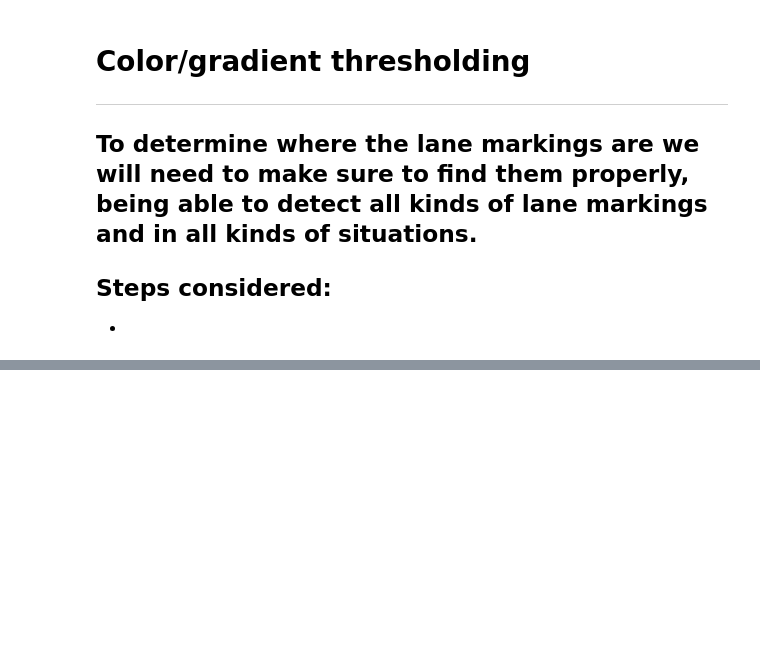
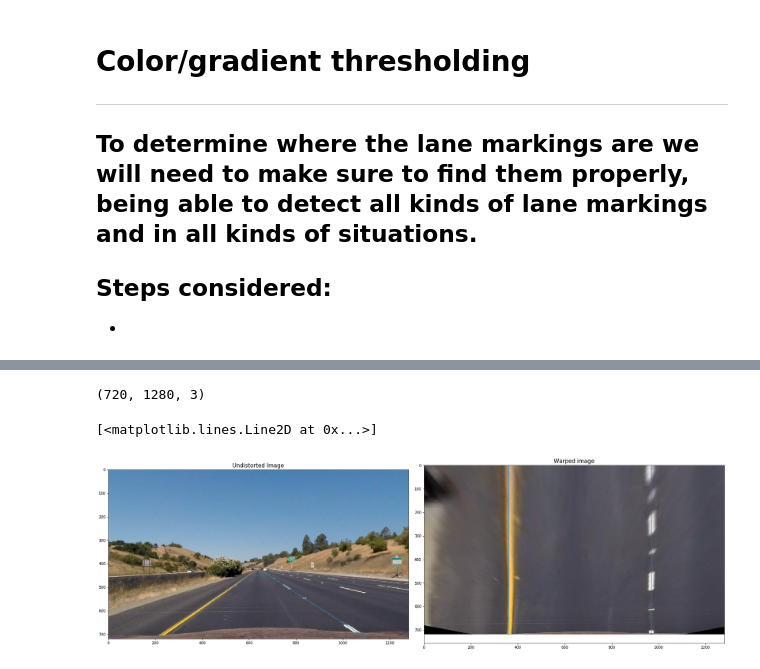
Before and after one commit to iceabella/Advanced-Lane-Finding, a Jupyter notebook: AdvancedLaneLines.ipynb, the cells around one changed output, grey strips where cells are left out. Cells and saved outputs as stored; diff of their text form; code cells hidden in the pictures; blank space fills up the shorter version.

Commit message:
Add Perspective transform

```diff
--- a/AdvancedLaneLines.ipynb
+++ b/AdvancedLaneLines.ipynb
@@ -283,0 +273,38 @@ print(np.pi/2)
+# %%
+
+
+# image should be combined image from thresholding
+
+# gaussian blur image  (move to previous cell)
+
+#canny edge detection? hough transform?
+
+# load image and undistort
+img = mpimg.imread('test_images/straight_lines1.jpg')
+undist_img = cv2.undistort(img, mtx, dist, None, mtx)
+
+# use straight camera image to find points, use these for all images
+src = np.float32([[215, 710], [595, 450], [685, 450], [1090, 710]])
+dst = np.float32([[360,np.shape(undist_img)[0]], [360,0], [970,0], [970,np.shape(undist_img)[0]]])
+
+# Compute perspective transform
+M = cv2.getPerspectiveTransform(src, dst)
+print(np.shape(undist_img))
+
+# Warp the image
+warped = cv2.warpPerspective(undist_img, M, (np.shape(undist_img)[1],np.shape(undist_img)[0]), flags=cv2.INTER_LINEAR)
+
+f, axes = plt.subplots(1, 2, figsize=(24, 9))
+f.tight_layout()
+axes[0].imshow(undist_img)
+axes[0].set_title('Undistorted Image', fontsize=15)
+# Plot additional points to check what to use for perspective transform
+axes[0].plot([215,595,685,1090], [710,450,450,710])
+#plt.show()
+axes[1].imshow(warped)
+axes[1].set_title('Warped image', fontsize=15)
+axes[1].plot([360,360,970,970], [np.shape(undist_img)[0],0,0,np.shape(undist_img)[0]])
+# %% [output]
+(720, 1280, 3)
+[<matplotlib.lines.Line2D at 0x...>]
+[figure, added]
```
Also changed, not shown: parts of 5 cells of this notebook.
